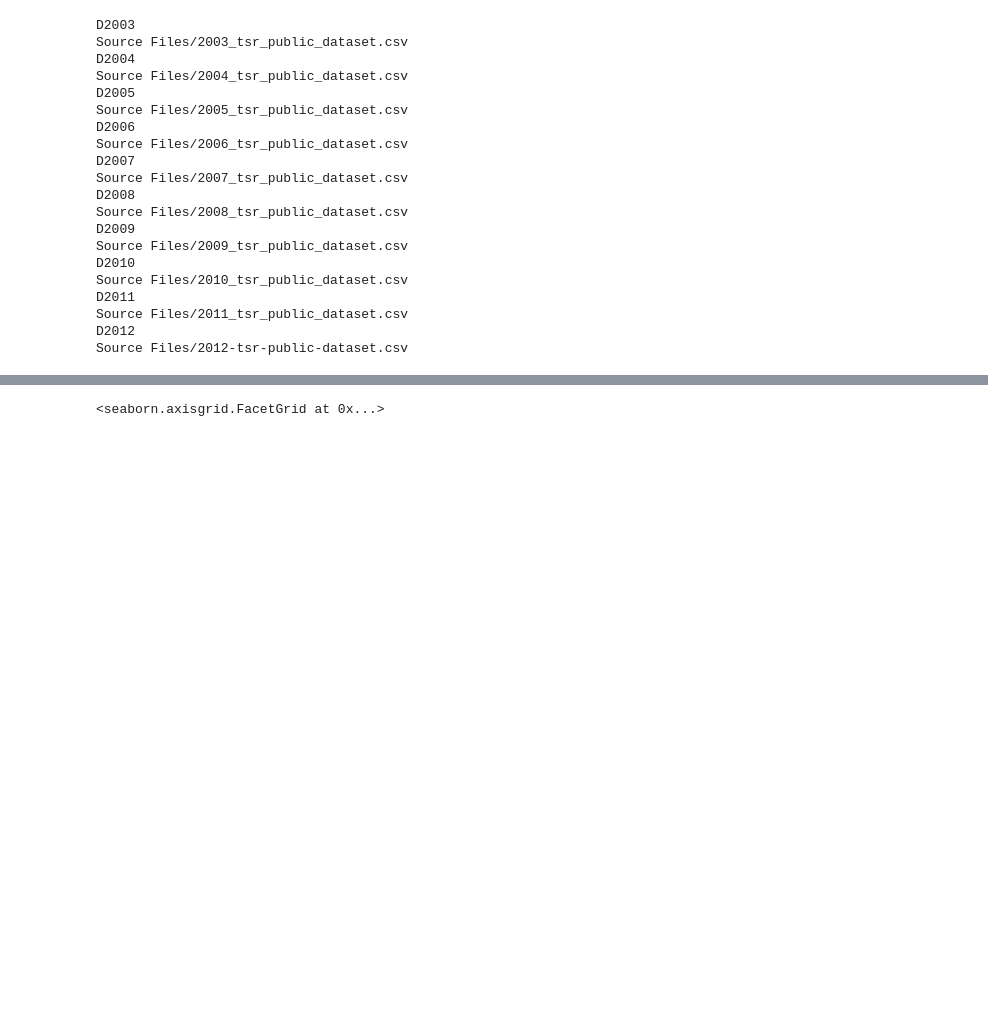
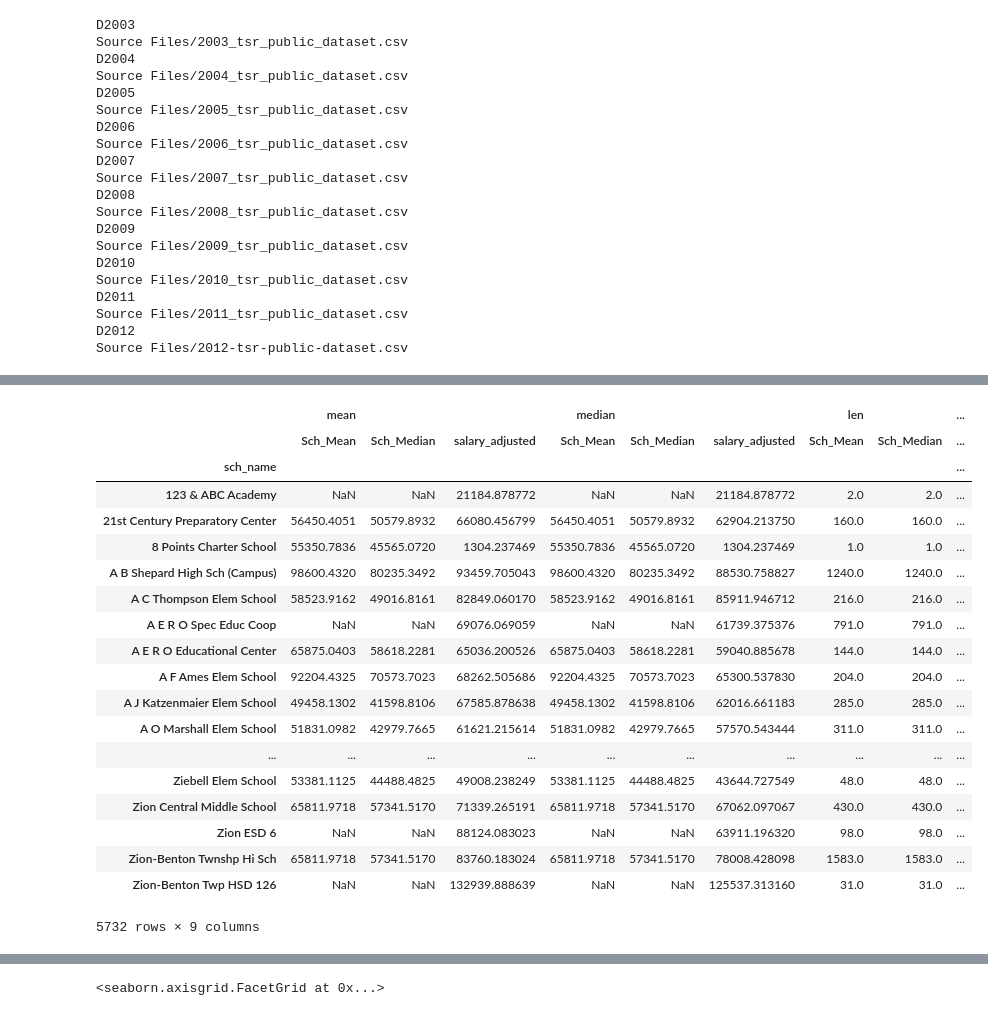
Before and after one commit to obxkid413/DSC-672_Project, a Jupyter notebook: Chicago_Teacher_Salary_Code_Tim.ipynb, the cells around one changed output, grey strips where cells are left out. Drawn from its saved outputs; the diff is of its cells as text; code cells hidden in the pictures; blank space fills up the shorter version.

```diff
--- a/Chicago_Teacher_Salary_Code_Tim.ipynb
+++ b/Chicago_Teacher_Salary_Code_Tim.ipynb
@@ -79,0 +152,25 @@ memory usage: 764.9+ MB
+# %%
+#Create Pivot View of
+pd.pivot_table(data=Main_df, index='dst_name', values=['Dst_Mean','Dst_Median','salary_adjusted'],aggfunc=[np.mean,np.median,len])
+pd.pivot_table(data=Main_df, index='sch_name', values=['Sch_Mean','Sch_Median','salary_adjusted'],aggfunc=[np.mean,np.median,len])
+# %% [output]
+|  | mean |  |  | median |  |  | len |  | ... |
+|  | Sch_Mean | Sch_Median | salary_adjusted | Sch_Mean | Sch_Median | salary_adjusted | Sch_Mean | Sch_Median | ... |
+| sch_name |  |  |  |  |  |  |  |  | ... |
+| 123 & ABC Academy | NaN | NaN | 21184.878772 | NaN | NaN | 21184.878772 | 2.0 | 2.0 | ... |
+| 21st Century Preparatory Center | 56450.4051 | 50579.8932 | 66080.456799 | 56450.4051 | 50579.8932 | 62904.213750 | 160.0 | 160.0 | ... |
+| 8 Points Charter School | 55350.7836 | 45565.0720 | 1304.237469 | 55350.7836 | 45565.0720 | 1304.237469 | 1.0 | 1.0 | ... |
+| A B Shepard High Sch (Campus) | 98600.4320 | 80235.3492 | 93459.705043 | 98600.4320 | 80235.3492 | 88530.758827 | 1240.0 | 1240.0 | ... |
+| A C Thompson Elem School | 58523.9162 | 49016.8161 | 82849.060170 | 58523.9162 | 49016.8161 | 85911.946712 | 216.0 | 216.0 | ... |
+| A E R O Spec Educ Coop | NaN | NaN | 69076.069059 | NaN | NaN | 61739.375376 | 791.0 | 791.0 | ... |
+| A E R O Educational Center | 65875.0403 | 58618.2281 | 65036.200526 | 65875.0403 | 58618.2281 | 59040.885678 | 144.0 | 144.0 | ... |
+| A F Ames Elem School | 92204.4325 | 70573.7023 | 68262.505686 | 92204.4325 | 70573.7023 | 65300.537830 | 204.0 | 204.0 | ... |
+| A J Katzenmaier Elem School | 49458.1302 | 41598.8106 | 67585.878638 | 49458.1302 | 41598.8106 | 62016.661183 | 285.0 | 285.0 | ... |
+| A O Marshall Elem School | 51831.0982 | 42979.7665 | 61621.215614 | 51831.0982 | 42979.7665 | 57570.543444 | 311.0 | 311.0 | ... |
+| ... | ... | ... | ... | ... | ... | ... | ... | ... | ... |
+| Ziebell Elem School | 53381.1125 | 44488.4825 | 49008.238249 | 53381.1125 | 44488.4825 | 43644.727549 | 48.0 | 48.0 | ... |
+| Zion Central Middle School | 65811.9718 | 57341.5170 | 71339.265191 | 65811.9718 | 57341.5170 | 67062.097067 | 430.0 | 430.0 | ... |
+| Zion ESD 6 | NaN | NaN | 88124.083023 | NaN | NaN | 63911.196320 | 98.0 | 98.0 | ... |
+| Zion-Benton Twnshp Hi Sch | 65811.9718 | 57341.5170 | 83760.183024 | 65811.9718 | 57341.5170 | 78008.428098 | 1583.0 | 1583.0 | ... |
+| Zion-Benton Twp HSD 126 | NaN | NaN | 132939.888639 | NaN | NaN | 125537.313160 | 31.0 | 31.0 | ... |
+5732 rows × 9 columns
```
Also changed, not shown: parts of 10 cells of this notebook.
